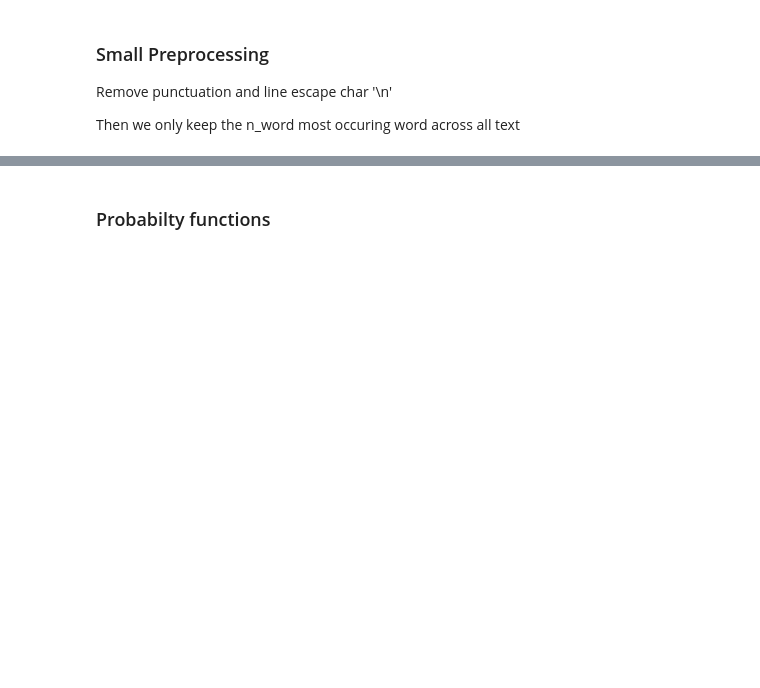
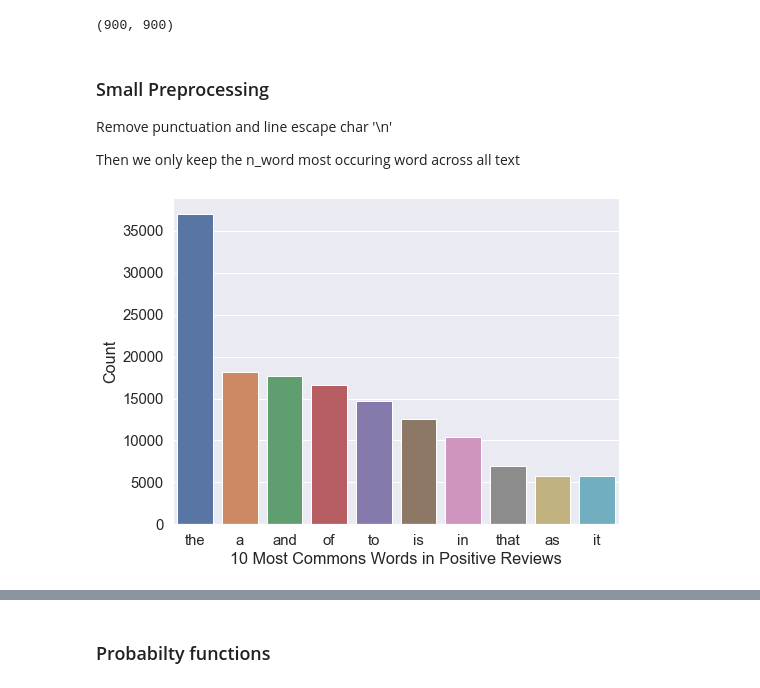
Before and after one commit to duranbe/clustering, a Jupyter notebook: TextClassificationNaiveBayes.ipynb, the cells around one changed output, grey strips where cells are left out. Saved outputs shown, nothing was run; the diff lists cells and outputs as text; code cells hidden in the pictures; blank space fills up the shorter version.

Commit message:
add few plots

```diff
--- a/TextClassificationNaiveBayes.ipynb
+++ b/TextClassificationNaiveBayes.ipynb
@@ -11,9 +11,17 @@ from collections import Counter
 from sklearn.model_selection import train_test_split
 import glob
 import seaborn as sns
+
+from matplotlib import rcParams
+sns.set(font_scale=1.35)
+rcParams['figure.figsize'] = 8,6
 # %%
 pos_list=glob.glob(pathname="./data/movie-reviews-en/train/pos/*.txt")
 neg_list=glob.glob(pathname="./data/movie-reviews-en/train/neg/*.txt")
+# %%
+len(pos_list),len(neg_list)
+# %% [output]
+(900, 900)
 # %%
 n_word = 10000    #Nb of words to keep in the vocabulary
 # %%
@@ -44,3 +52,10 @@ pos_count = dict(Counter(pos_text.split()).most_common(n_word))
 neg_text = neg_text.translate(str.maketrans('','', string.punctuation))
 neg_text = neg_text.replace('\n','')
 neg_count = dict(Counter(neg_text.split()).most_common(n_word))
+# %%
+keys = list(pos_count.keys())[0:10]
+vals = [float(pos_count[k]) for k in keys]
+bp = sns.barplot(x=keys, y=vals)
+bp = bp.set(xlabel = '10 Most Commons Words in Positive Reviews', ylabel = 'Count')
+# %% [output]
+[figure, added]
```
Also changed, not shown: parts of 16 cells of this notebook.
